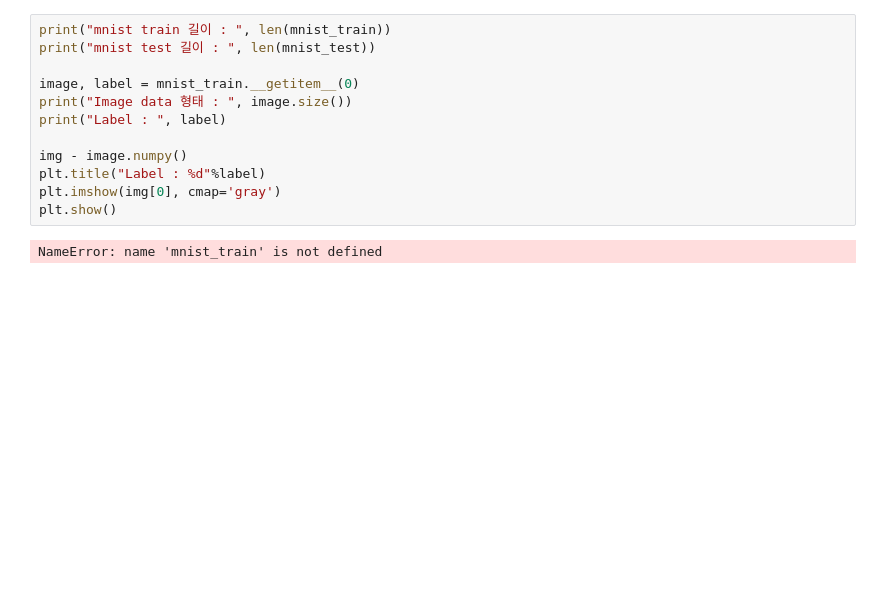
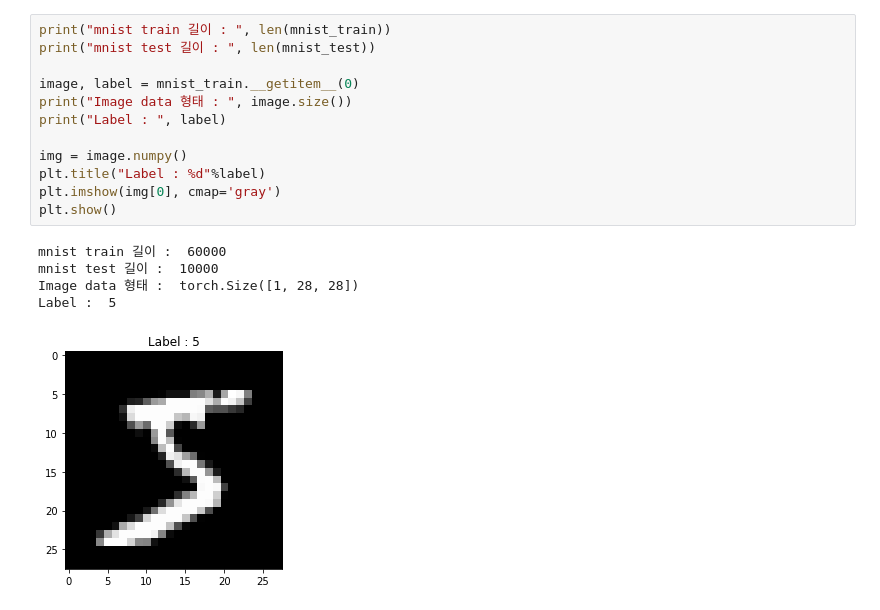
Before and after one commit to 201710757/deepL, a Jupyter notebook: s5.ipynb, the cells around one changed output. Cells and saved outputs as stored; diff of their text form; blank space fills up the shorter version.

Commit message:
s5 test

```diff
--- a/s5.ipynb
+++ b/s5.ipynb
@@ -18,17 +14,21 @@ NameError: name 'dset' is not defined
 # %%
 print("mnist train 길이 : ", len(mnist_train))
 print("mnist test 길이 : ", len(mnist_test))
 
 image, label = mnist_train.__getitem__(0)
 print("Image data 형태 : ", image.size())
 print("Label : ", label)
 
-img - image.numpy()
+img = image.numpy()
 plt.title("Label : %d"%label)
 plt.imshow(img[0], cmap='gray')
 plt.show()
 # %% [output]
-NameError: name 'mnist_train' is not defined
+mnist train 길이 :  60000
+mnist test 길이 :  10000
+Image data 형태 :  torch.Size([1, 28, 28])
+Label :  5
+[figure, added]
 # %%
 print(mnist_train[0][1])
 print(mnist_train[0][0].size())
```
Also changed, not shown: parts of 14 cells of this notebook, 11 other files.
